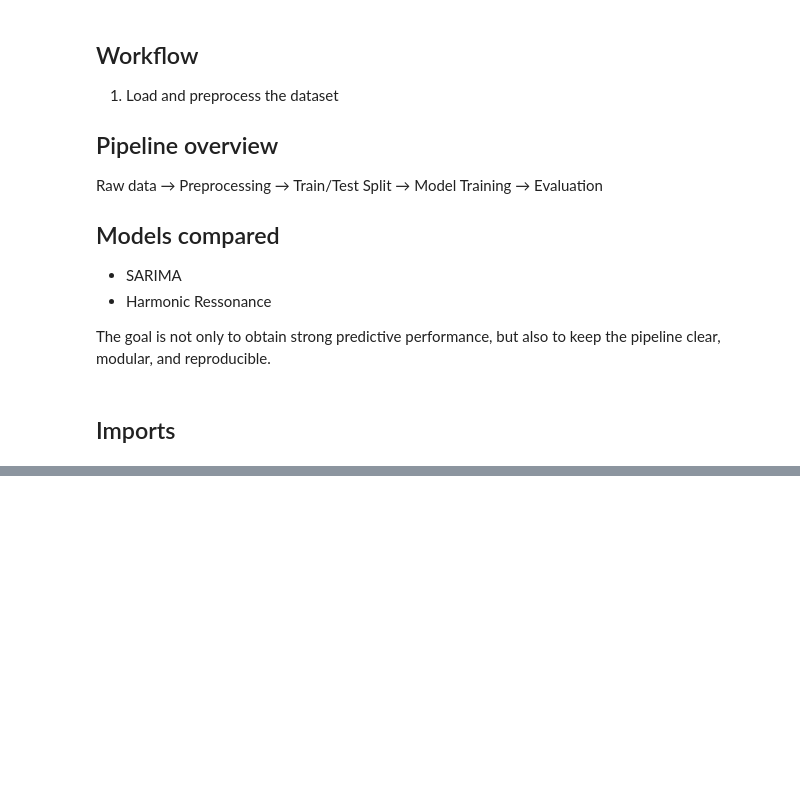
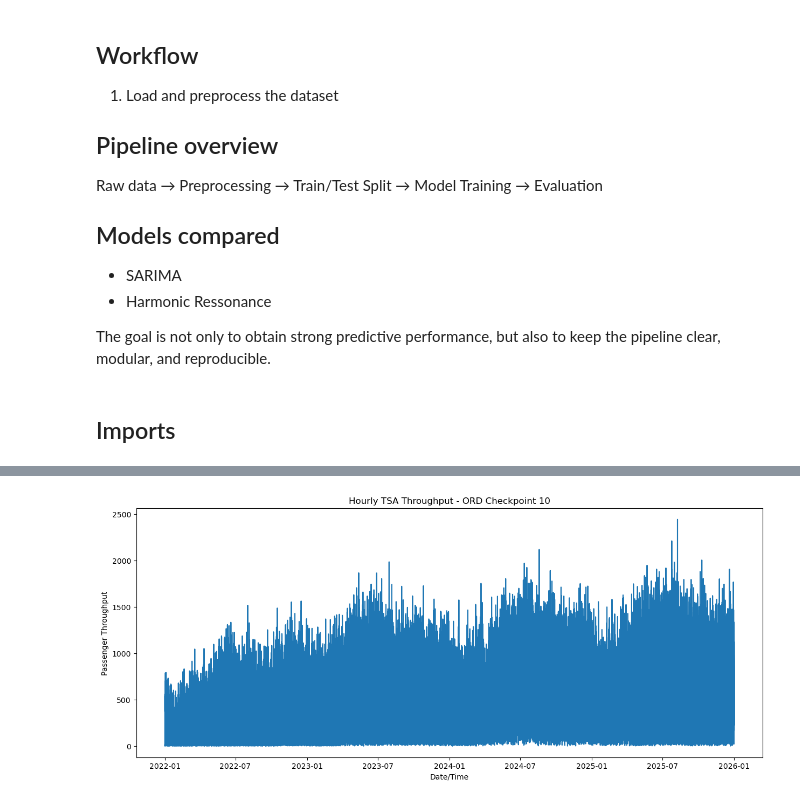
Before and after one commit to Erdos-Projects/spring-2026-busy-airports, a Jupyter notebook: busy_airports.ipynb, the cells around one changed output, grey strips where cells are left out. Cells and saved outputs as stored; diff of their text form; code cells hidden in the pictures; blank space fills up the shorter version.

```diff
--- a/busy_airports.ipynb
+++ b/busy_airports.ipynb
@@ -48,0 +78,4 @@ Raw shape: (208, 3)
+# %%
+plot_hourly_by_airport_checkpoint(df, checkpoint='10', airport='ORD')
+# %% [output]
+[figure, added]
```
Also changed, not shown: parts of 6 cells of this notebook, 4 other files.
